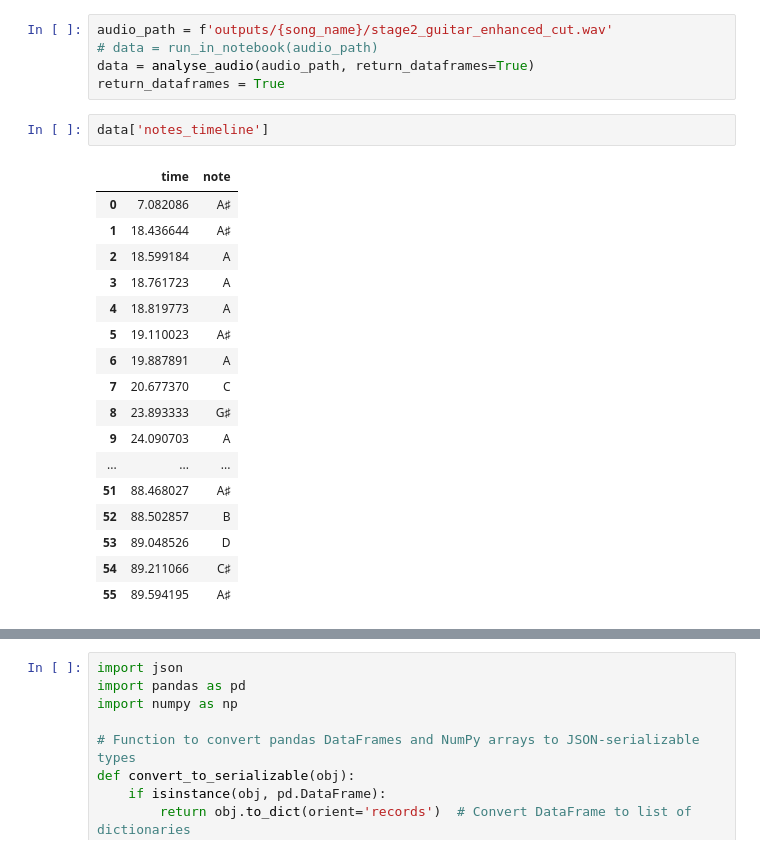
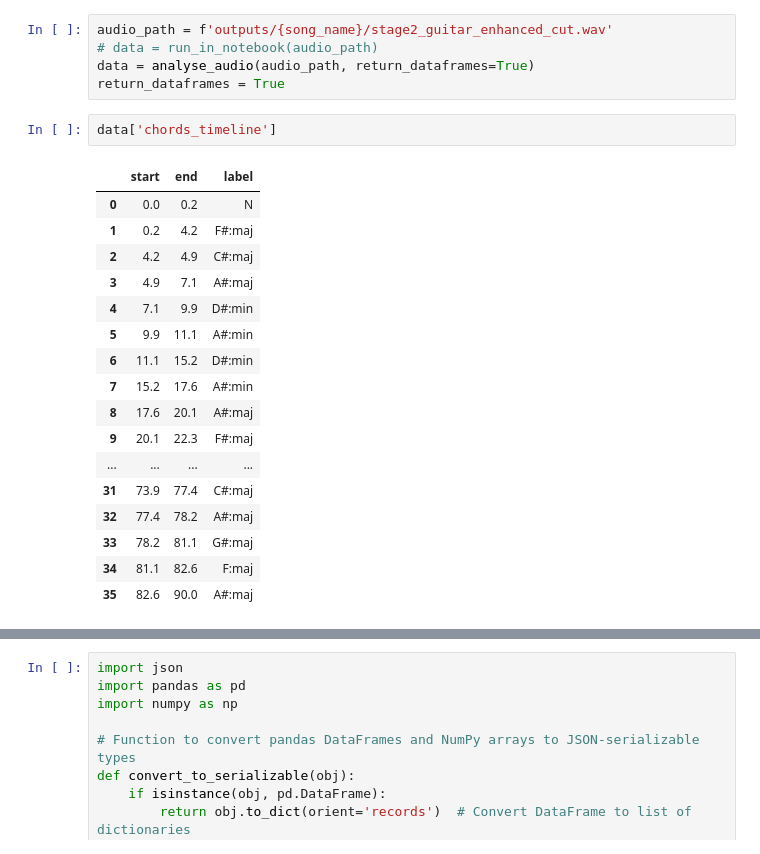
Before and after one commit to dancrake1/Guitar-Separator, a Jupyter notebook: testing/testing_split.ipynb, the cells around one changed output, grey strips where cells are left out. Drawn from its saved outputs; the diff is of its cells as text.

```diff
--- a/testing/testing_split.ipynb
+++ b/testing/testing_split.ipynb
@@ -781,22 +564,22 @@ audio_path = f'outputs/{song_name}/stage2_guitar_enhanced_cut.wav'
 data = analyse_audio(audio_path, return_dataframes=True)
 return_dataframes = True
 # %%
-data['notes_timeline']
+data['chords_timeline']
 # %% [output]
-|  | time | note |
-| 0 | 7.082086 | A♯ |
-| 1 | 18.436644 | A♯ |
-| 2 | 18.599184 | A |
-| 3 | 18.761723 | A |
-| 4 | 18.819773 | A |
-| 5 | 19.110023 | A♯ |
-| 6 | 19.887891 | A |
-| 7 | 20.677370 | C |
-| 8 | 23.893333 | G♯ |
-| 9 | 24.090703 | A |
-| ... | ... | ... |
-| 51 | 88.468027 | A♯ |
-| 52 | 88.502857 | B |
-| 53 | 89.048526 | D |
-| 54 | 89.211066 | C♯ |
-| 55 | 89.594195 | A♯ |
+|  | start | end | label |
+| 0 | 0.0 | 0.2 | N |
+| 1 | 0.2 | 4.2 | F#:maj |
+| 2 | 4.2 | 4.9 | C#:maj |
+| 3 | 4.9 | 7.1 | A#:maj |
+| 4 | 7.1 | 9.9 | D#:min |
+| 5 | 9.9 | 11.1 | A#:min |
+| 6 | 11.1 | 15.2 | D#:min |
+| 7 | 15.2 | 17.6 | A#:min |
+| 8 | 17.6 | 20.1 | A#:maj |
+| 9 | 20.1 | 22.3 | F#:maj |
+| ... | ... | ... | ... |
+| 31 | 73.9 | 77.4 | C#:maj |
+| 32 | 77.4 | 78.2 | A#:maj |
+| 33 | 78.2 | 81.1 | G#:maj |
+| 34 | 81.1 | 82.6 | F:maj |
+| 35 | 82.6 | 90.0 | A#:maj |
```
Also changed, not shown: parts of 15 cells of this notebook, 10 other files.
